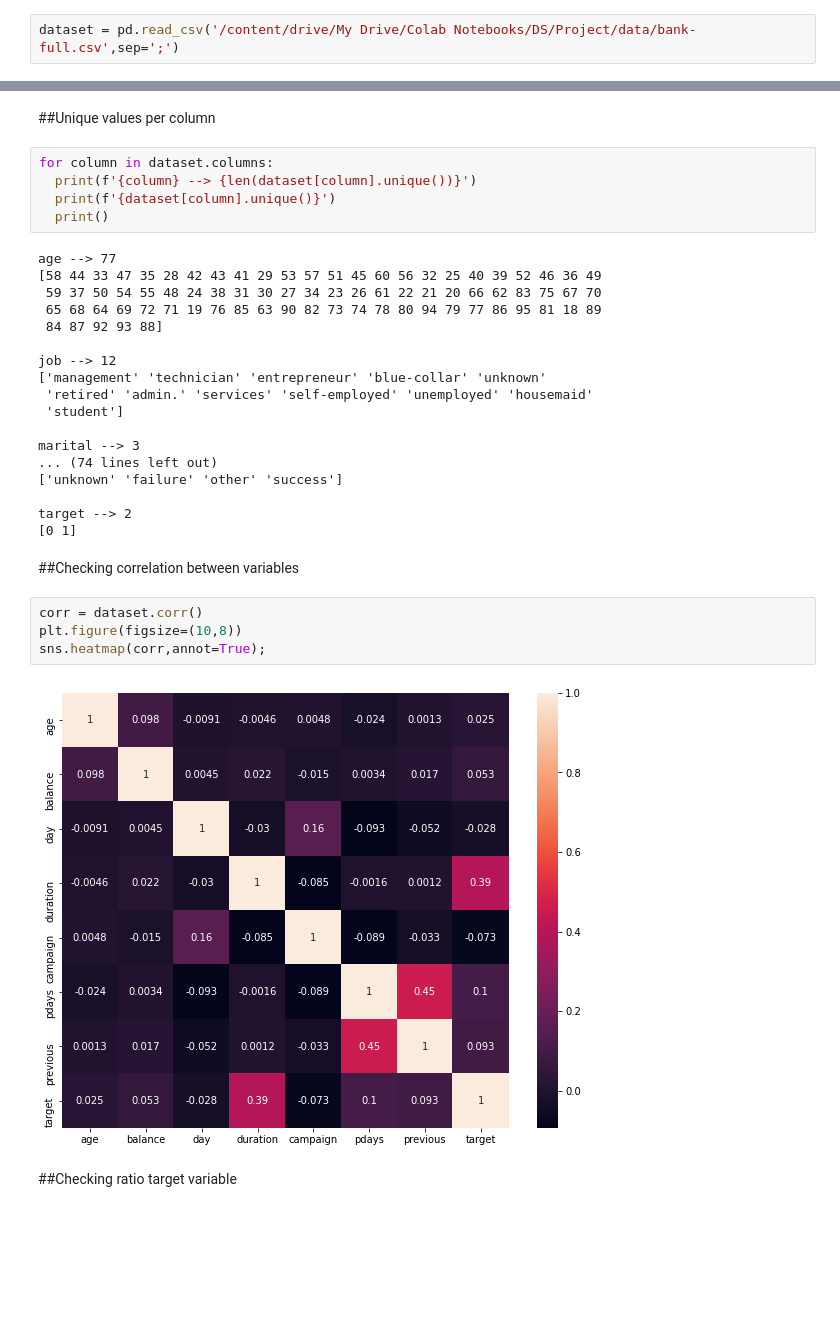
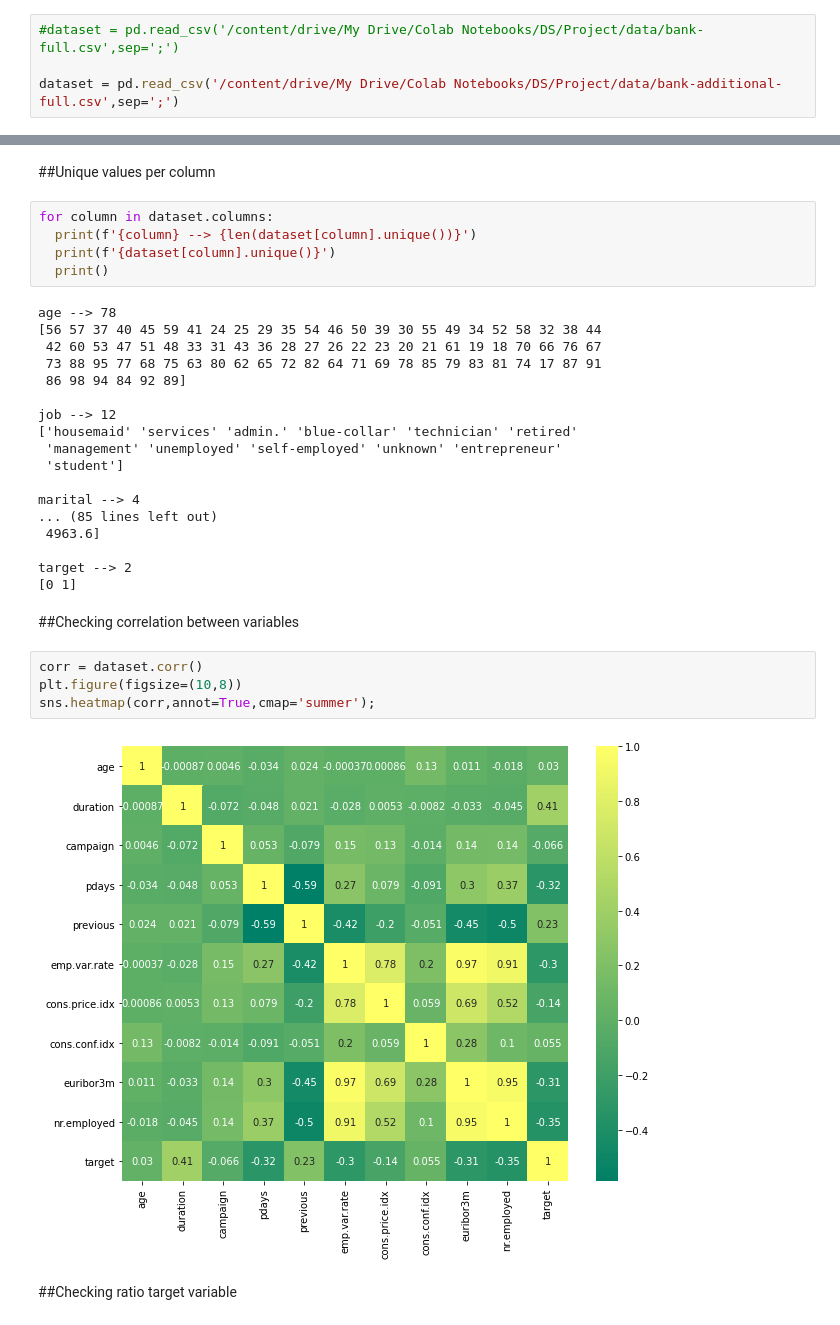
Before and after one commit to czokw1/ml-predict-bank-deposit, a Jupyter notebook: data_analysis.ipynb, the cells around one changed output, grey strips where cells are left out. Cells and saved outputs as stored; diff of their text form; blank space fills up the shorter version.

```diff
--- a/data_analysis.ipynb
+++ b/data_analysis.ipynb
@@ -49,7 +48,9 @@ simplefilter("ignore", category=ConvergenceWarning)
 # %% [markdown]
 ####Load Data
 # %%
-dataset = pd.read_csv('/content/drive/My Drive/Colab Notebooks/DS/Project/data/bank-full.csv',sep=';')
+#dataset = pd.read_csv('/content/drive/My Drive/Colab Notebooks/DS/Project/data/bank-full.csv',sep=';')
+
+dataset = pd.read_csv('/content/drive/My Drive/Colab Notebooks/DS/Project/data/bank-additional-full.csv',sep=';')
 # %%
 dataset.sample(10)
 # %% [output]
@@ -146,20 +198,20 @@ for column in dataset.columns:
   print(f'{dataset[column].unique()}')
   print()
 # %% [output]
-age --> 77
-[58 44 33 47 35 28 42 43 41 29 53 57 51 45 60 56 32 25 40 39 52 46 36 49
- 59 37 50 54 55 48 24 38 31 30 27 34 23 26 61 22 21 20 66 62 83 75 67 70
- 65 68 64 69 72 71 19 76 85 63 90 82 73 74 78 80 94 79 77 86 95 81 18 89
- 84 87 92 93 88]
+age --> 78
+[56 57 37 40 45 59 41 24 25 29 35 54 46 50 39 30 55 49 34 52 58 32 38 44
+ 42 60 53 47 51 48 33 31 43 36 28 27 26 22 23 20 21 61 19 18 70 66 76 67
+ 73 88 95 77 68 75 63 80 62 65 72 82 64 71 69 78 85 79 83 81 74 17 87 91
+ 86 98 94 84 92 89]
 
 job --> 12
-['management' 'technician' 'entrepreneur' 'blue-collar' 'unknown'
- 'retired' 'admin.' 'services' 'self-employed' 'unemployed' 'housemaid'
+['housemaid' 'services' 'admin.' 'blue-collar' 'technician' 'retired'
+ 'management' 'unemployed' 'self-employed' 'unknown' 'entrepreneur'
  'student']
 
-marital --> 3
-... (74 lines left out)
-['unknown' 'failure' 'other' 'success']
+marital --> 4
+... (85 lines left out)
+ 4963.6]
 
 target --> 2
 [0 1]
@@ -168,9 +220,9 @@ target --> 2
 # %%
 corr = dataset.corr()
 plt.figure(figsize=(10,8))
-sns.heatmap(corr,annot=True);
+sns.heatmap(corr,annot=True,cmap='summer');
 # %% [output]
-[figure, old version]
+[figure, new version]
 # %% [markdown]
 ##Checking ratio target variable
 # %% [markdown]
```
Also changed, not shown: parts of 116 cells of this notebook.
